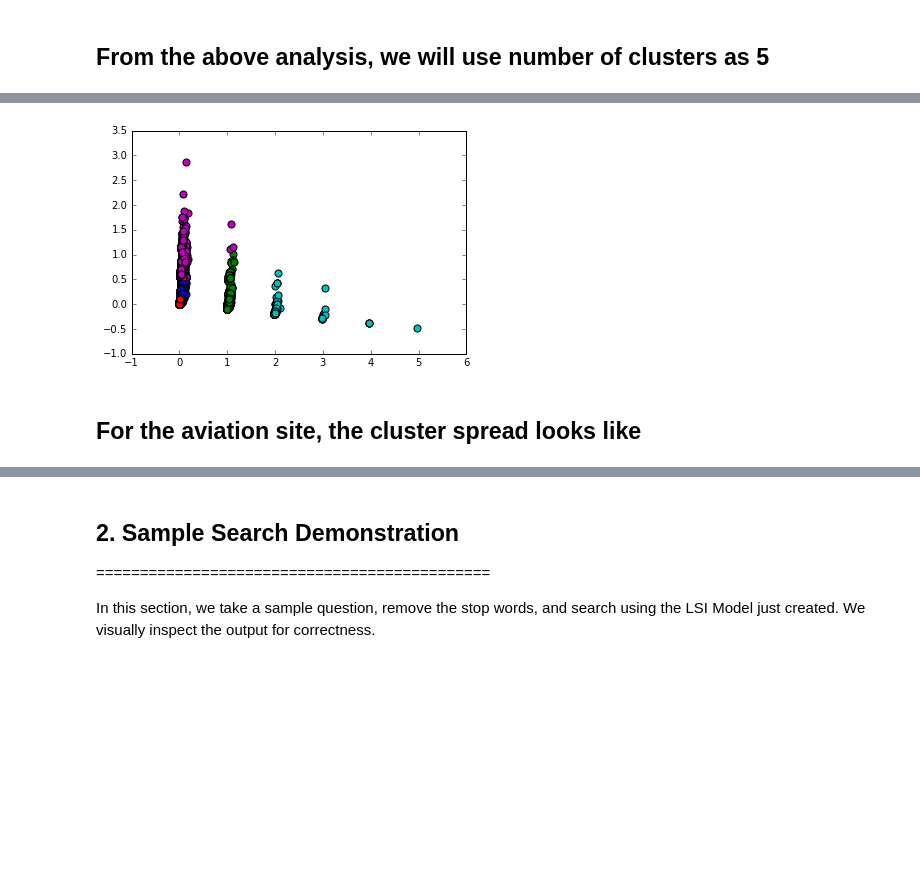
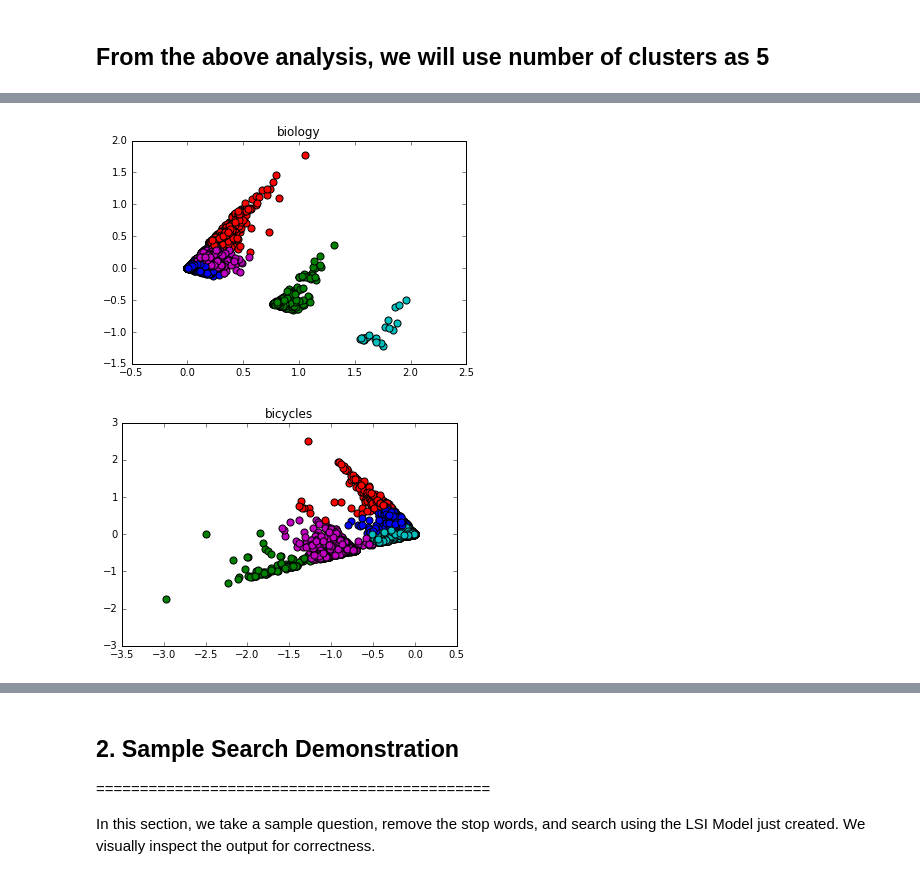
Before and after one commit to dhruvaray/soml, a Jupyter notebook: index.ipynb, the cells around one changed output, grey strips where cells are left out. Cells and saved outputs as stored; diff of their text form; code cells hidden in the pictures; blank space fills up the shorter version.

```diff
--- a/index.ipynb
+++ b/index.ipynb
@@ -180,15 +205,15 @@ class SentenceTokens():
             raw_sentence = row[self.field]
             yield stop_words.remove(raw_sentence)
 # %%
-def get_dictionary(force=False):
-    dictFile = 'models/posts.dict'
+def get_dictionary(site, posts, force=False):
+    dictFile = 'models/' + site + '_posts.dict'
 
     # Check if trained model file exists
     if ( os.path.isfile(dictFile) and not force):
         dictionary = corpora.Dictionary.load(dictFile)
     else:
         #How frequently each term occurs within each document? We construct a document-term matrix.
-        dictionary = corpora.Dictionary(allposts)
+        dictionary = corpora.Dictionary(posts)
         dictionary.filter_extremes(no_below=5, no_above=10)
         # store the dictionary, for future reference
         dictionary.save(dictFile)
@@ -198,15 +223,15 @@ def get_dictionary(force=False):
 # Bag of words
 # corpus is a list of vectors equal to the number of documents.
 # In each document vector is a series of tuples.
-def get_corpus(force=False):
-    corpusFile = 'models/posts.mm'
+def get_corpus(site, posts, force=False):
+    corpusFile = 'models/' + site + '_posts.mm'
 
     # Check if corpus file is found
     if ( os.path.isfile(corpusFile) and not force ):
         corpus = corpora.MmCorpus(corpusFile)
     else:
         # Create corpus
-        corpus = [dictionary.doc2bow(post) for post in allposts]
+        corpus = [Dictionaries[site].doc2bow(post) for post in posts]
 
         # Store corpus to file
         corpora.MmCorpus.serialize(corpusFile, corpus) #Save the bow corpus
@@ -232,3 +240,11 @@ corpus = get_corpus(force=forceload)
+# %%
+# Create stop words object
+stop_words = StopWords()
+forceload = False #Set this to false to avoid computation. Loads the corpus and dictionary from disk.
+
+for site in SITES:
+    Dictionaries[site] = get_dictionary(site, SentenceTokens(Posts[site],'Title'), force=forceload)
+    Corpora[site] = get_corpus(site, SentenceTokens(Posts[site],'Title'), force=forceload)
 # %% [markdown]
 ## 1. Find out the number of topics
 ===========================================
@@ -237,8 +253,8 @@ We were not aware of the number of topic, so we decided to reduce the number of
 
 One such transform is the Latent Semantic Indexing (LSI) transform, which we use to project the original data to 2D.
 # %%
-def get_lsi_model(force = False):
-    lsimodelFile = 'models/lsi.model'
+def get_lsi_model(site, dictionary, corpus, force = False):
+    lsimodelFile = 'models/' + site + '_lsi.model'
 
     # Check if corpus file is found
     if ( os.path.isfile(lsimodelFile) and not force):
@@ -257,7 +273,9 @@ def get_lsi_model(force = False):
     return lsimodel
 # %%
 # Get LSI Model
-lsi = get_lsi_model(force=True)
+LsiModels = {}
+for site in SITES:
+    LsiModels[site] = get_lsi_model(site, Dictionaries[site], Corpora[site], force=True)
 # %% [markdown]
 We clustered the points in the this reduced space using KMeans, varying the number of clusters (K) from 1 to 10.
 We used the Inertia of the cluster provided by Scikit-Learn KMeans algorithm.
@@ -309,15 +331,14 @@ plt.show()
 # %%
 NUM_TOPICS = 5
 
-kmeans = KMeans(NUM_TOPICS).fit(X)
-y = kmeans.labels_
-
-colors = ["b", "g", "r", "m", "c", "p", "y"] #Not expecting more than 5 for the data size
-for i in range(X.shape[0]):
-    plt.scatter(X[i,0] ,X[i,1], c=colors[y[i]], s=50)
-
-plt.show()
+for site in SITES:
+    kmeans = KMeans(NUM_TOPICS).fit(X[site])
+    y = kmeans.labels_
+    colors = ["b", "g", "r", "m", "c", "p", "y"] #Not expecting more than 5 for the data size
+    for i in range(X[site].shape[0]):
+        plt.scatter(X[site][i,0] ,X[site][i,1], c=colors[y[i]], s=50)
+    plt.title(site)
+    plt.show()
 # %% [output]
-[figure, old version]
+[figure, new version]
+[figure, added]
-# %% [markdown]
-## For the aviation site, the cluster spread looks like
```
Also changed, not shown: parts of 36 cells of this notebook, 38 other files.
